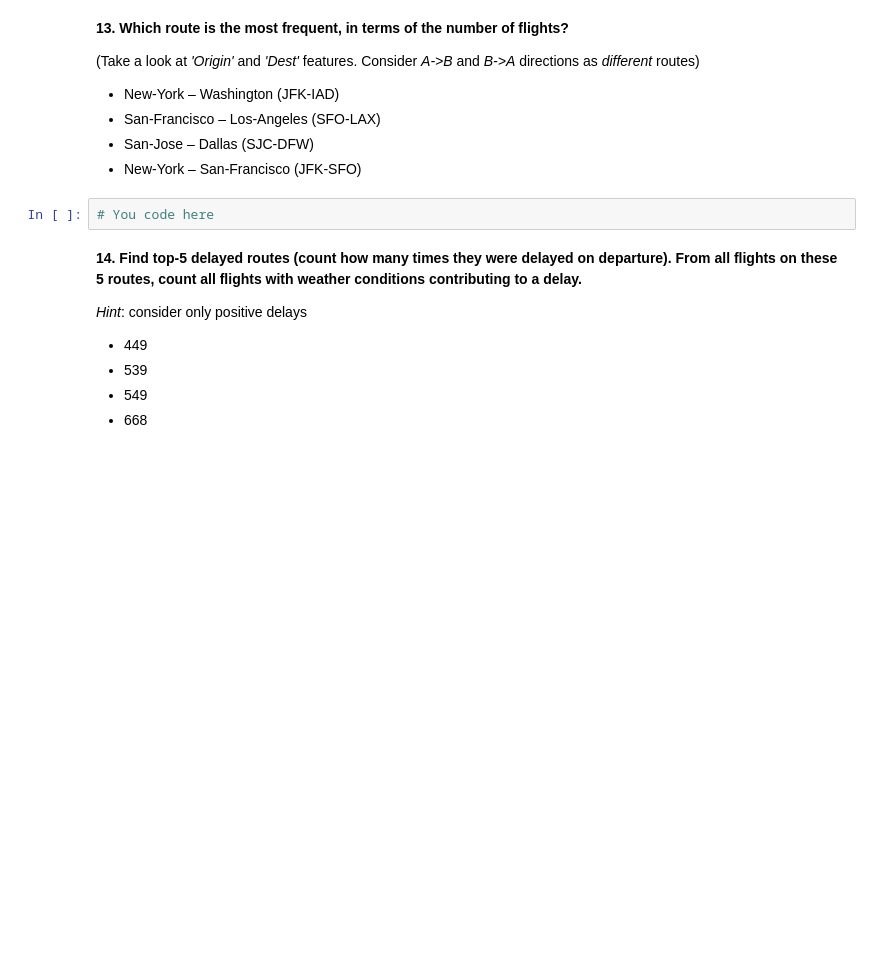
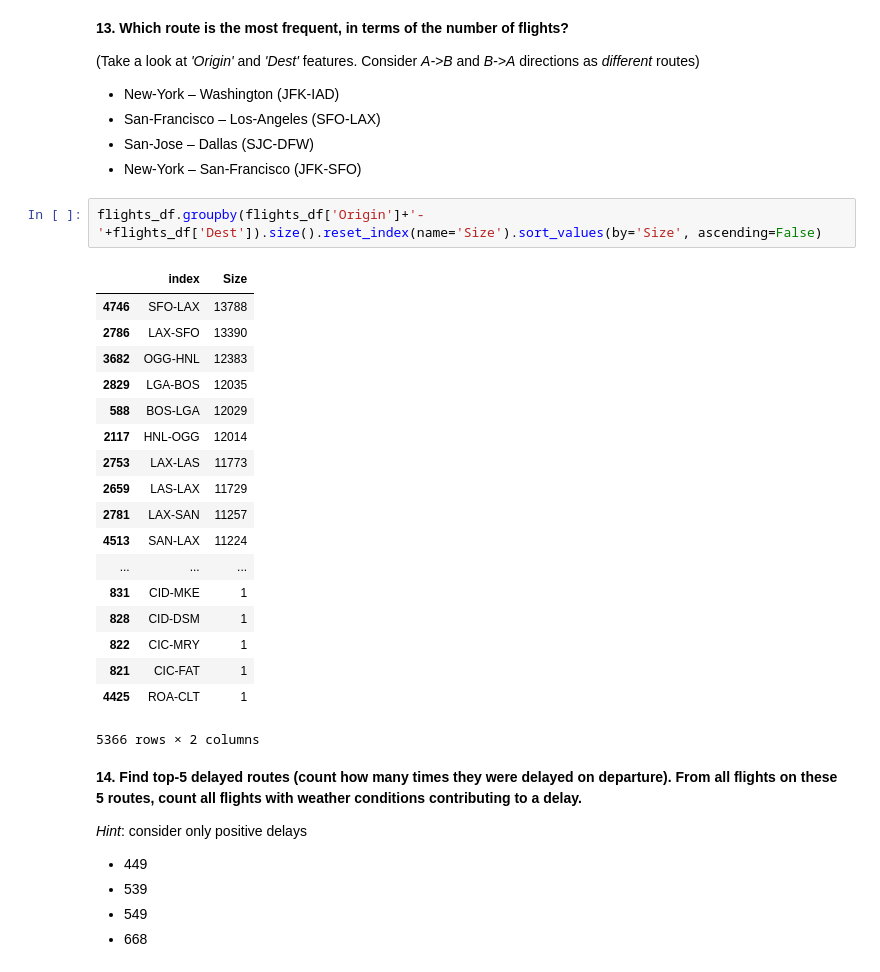
Before and after one commit to athiagarajan/usdaflightseda, a Jupyter notebook: assignment1_USA_flights_EDA.ipynb, the cells around one changed output. Saved outputs shown, nothing was run; the diff lists cells and outputs as text; blank space fills up the shorter version.

```diff
--- a/assignment1_USA_flights_EDA.ipynb
+++ b/assignment1_USA_flights_EDA.ipynb
@@ -530,8 +535,27 @@ flights_df[flights_df['Cancelled']==0].groupby('UniqueCarrier', as_index=False).
  - San-Francisco – Los-Angeles (SFO-LAX)
  - San-Jose – Dallas (SJC-DFW)
  - New-York – San-Francisco (JFK-SFO)
-# %%
-# You code here
+# %%
+flights_df.groupby(flights_df['Origin']+'-'+flights_df['Dest']).size().reset_index(name='Size').sort_values(by='Size', ascending=False)
+# %% [output]
+|  | index | Size |
+| 4746 | SFO-LAX | 13788 |
+| 2786 | LAX-SFO | 13390 |
+| 3682 | OGG-HNL | 12383 |
+| 2829 | LGA-BOS | 12035 |
+| 588 | BOS-LGA | 12029 |
+| 2117 | HNL-OGG | 12014 |
+| 2753 | LAX-LAS | 11773 |
+| 2659 | LAS-LAX | 11729 |
+| 2781 | LAX-SAN | 11257 |
+| 4513 | SAN-LAX | 11224 |
+| ... | ... | ... |
+| 831 | CID-MKE | 1 |
+| 828 | CID-DSM | 1 |
+| 822 | CIC-MRY | 1 |
+| 821 | CIC-FAT | 1 |
+| 4425 | ROA-CLT | 1 |
+5366 rows × 2 columns
 # %% [markdown]
 **14. Find top-5 delayed routes (count how many times they were delayed on departure). From all flights on these 5 routes, count all flights with weather conditions contributing to a delay.**
 
```
Also changed, not shown: parts of 2 cells of this notebook.
